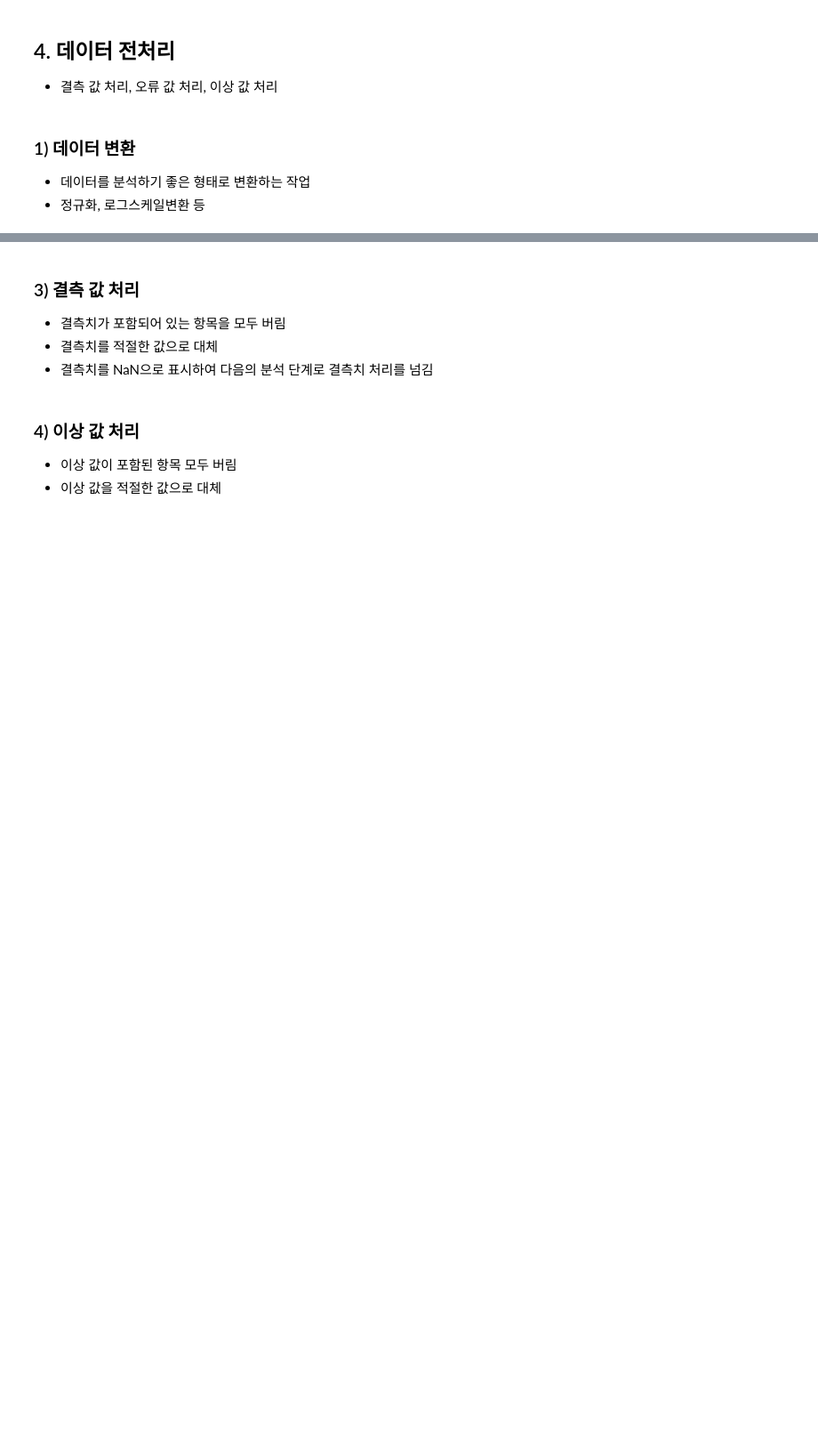
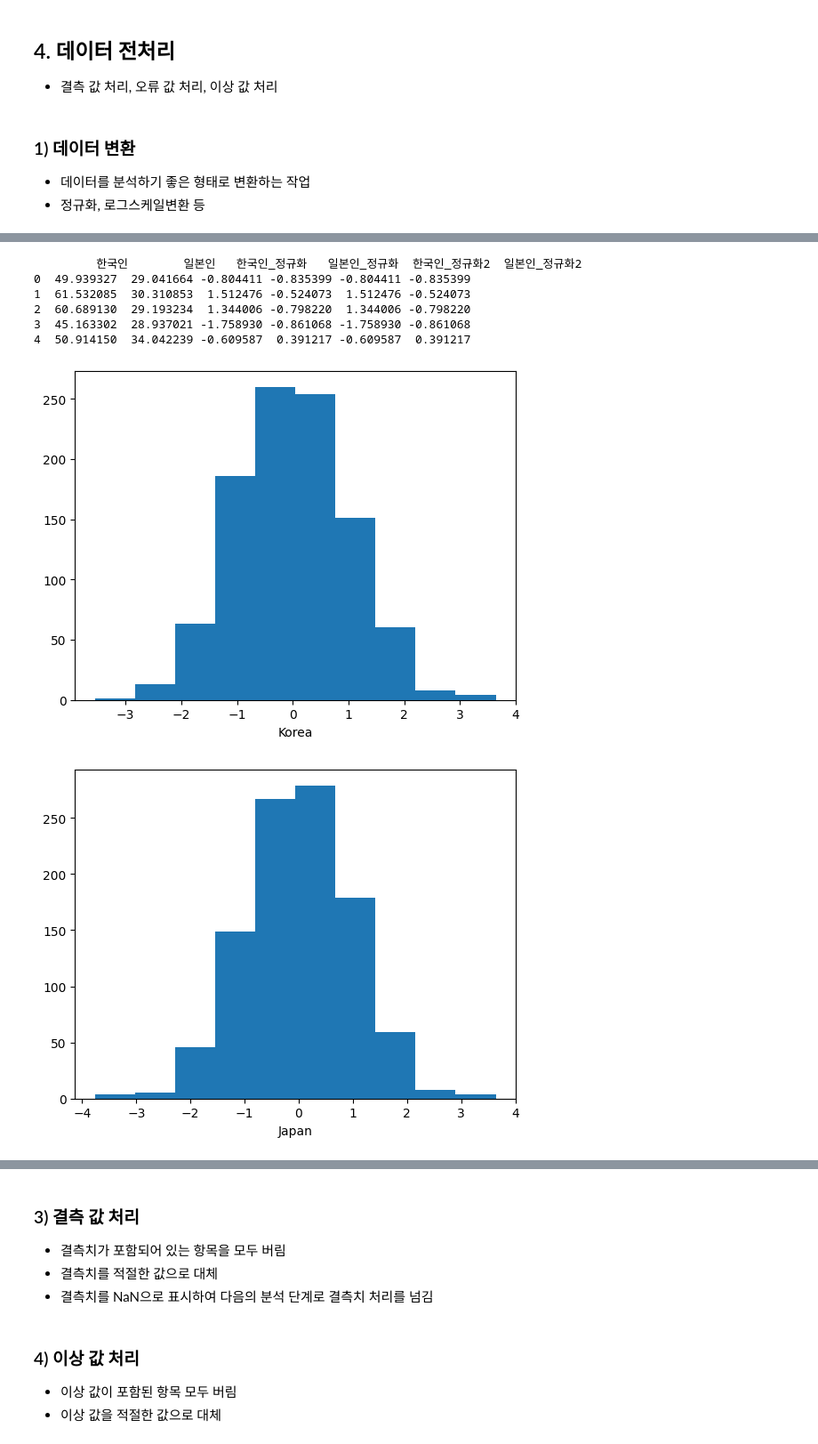
Before and after one commit to choiyun9yu/DataAnalysis, a Jupyter notebook: 빅분기실기/ex03_작업형1유형.ipynb, the cells around one changed output, grey strips where cells are left out. Shown at 89% size. Saved outputs shown, nothing was run; the diff lists cells and outputs as text; code cells hidden in the pictures; blank space fills up the shorter version.

```diff
--- a/빅분기실기/ex03_작업형1유형.ipynb
+++ b/빅분기실기/ex03_작업형1유형.ipynb
@@ -236,0 +274,38 @@ dtype: int64
+# %%
+# Z-표준화 : 변수값에서 평균을 뺀후 표준편차로 나눈 것(변환 후 데이터 평균은 0, 표준편차는 1의 값을 갖는다.)
+#          (x - np.mean(x)) / np.std(x)로 구하거나,
+#          scipy패키지의 zscore()함수 또는 sckit-learn패키지의 preprocessing을 이용해 구할 수 있다.
+
+## scipy
+import scipy.stats as ss
+
+meat_consumption["한국인_정규화"] = ss.zscore(meat_consumption_korean)
+meat_consumption["일본인_정규화"] = ss.zscore(meat_consumption_japan)
+
+## sklearn
+from sklearn.preprocessing import StandardScaler
+
+scaler = StandardScaler()
+meat_consumption["한국인_정규화2"] = scaler.fit_transform(meat_consumption[["한국인"]])
+meat_consumption["일본인_정규화2"] = scaler.fit_transform(meat_consumption[["일본인"]])
+
+print(meat_consumption.head())
+
+## 표준화된 데이터에 대한 히스토그램
+
+plt.hist(meat_consumption["한국인_정규화"])
+plt.xlabel('Korea')
+plt.show()
+
+plt.hist(meat_consumption["일본인_정규화"])
+plt.xlabel('Japan')
+plt.show()
+# %% [output]
+         한국인        일본인   한국인_정규화   일본인_정규화  한국인_정규화2  일본인_정규화2
+0  49.939327  29.041664 -0.804411 -0.835399 -0.804411 -0.835399
+1  61.532085  30.310853  1.512476 -0.524073  1.512476 -0.524073
+2  60.689130  29.193234  1.344006 -0.798220  1.344006 -0.798220
+3  45.163302  28.937021 -1.758930 -0.861068 -1.758930 -0.861068
+4  50.914150  34.042239 -0.609587  0.391217 -0.609587  0.391217
+[figure, added]
+[figure, added]
```
Also changed, not shown: parts of 21 cells of this notebook.
